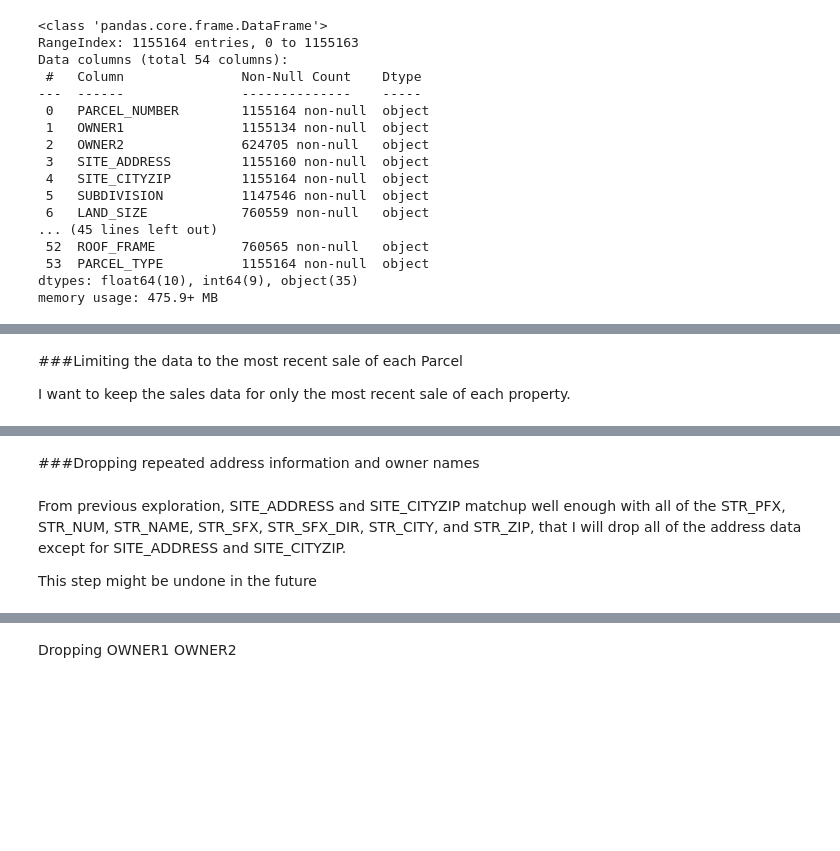
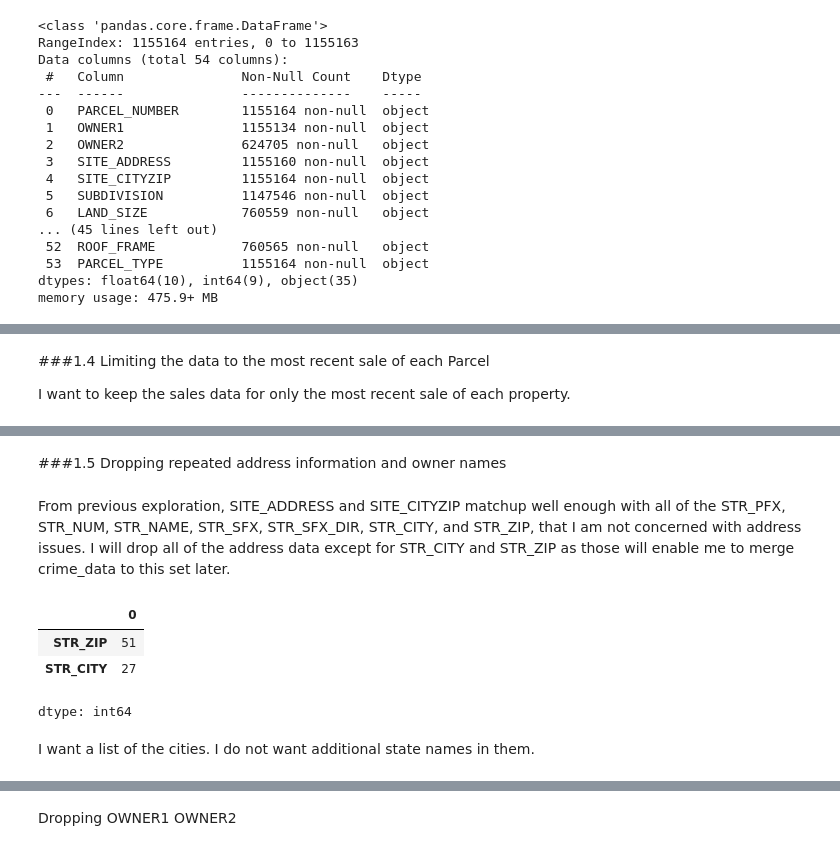
Before and after one commit to spenser-withans/CapstoneProject, a Jupyter notebook: Notebooks/Data_Wrangling.ipynb, the cells around one changed output, grey strips where cells are left out. Saved outputs shown, nothing was run; the diff lists cells and outputs as text; code cells hidden in the pictures; blank space fills up the shorter version.

```diff
--- a/Notebooks/Data_Wrangling.ipynb
+++ b/Notebooks/Data_Wrangling.ipynb
@@ -81,7 +81,7 @@ PCPAO_SalesDATA = PCPAO_SalesDATA.drop(['PROPERTY_USE','PARCEL_TYPE'],axis=1)
 # %%
 PCPAO_SalesDATA['SALES_DATE'] = pd.to_datetime(PCPAO_SalesDATA['SALES_DATE'],format='%m/%d/%Y %I:%M:%S %p')
 # %% [markdown]
-###Limiting the data to the most recent sale of each Parcel
+###1.4 Limiting the data to the most recent sale of each Parcel
 
 I want to keep the sales data for only the most recent sale of each property.
 # %%
@@ -109,9 +109,14 @@ PCPAO_SalesDATA.head().T
 | ROOF_COVER | Shingle Composition | Shingle Composition | Shingle Composition | Concrete Tile/Metal | Shingle Composition |
 | ROOF_FRAME | Gable Or Hip | Gable Or Hip | Gable Or Hip | Gable Or Hip | Gable Or Hip |
 # %% [markdown]
-###Dropping repeated address information and owner names
+###1.5 Dropping repeated address information and owner names
 # %% [markdown]
-From previous exploration, SITE_ADDRESS and SITE_CITYZIP matchup well enough with all of the STR_PFX, STR_NUM, STR_NAME, STR_SFX, STR_SFX_DIR, STR_CITY, and STR_ZIP, that I will drop all of the address data except for SITE_ADDRESS and SITE_CITYZIP.
-
-This step might be undone in the future
+From previous exploration, SITE_ADDRESS and SITE_CITYZIP matchup well enough with all of the STR_PFX, STR_NUM, STR_NAME, STR_SFX, STR_SFX_DIR, STR_CITY, and STR_ZIP, that I am not concerned with address issues. I will drop all of the address data except for STR_CITY and STR_ZIP as those will enable me to merge crime_data to this set later.
+# %%
+PCPAO_SalesDATA[['STR_ZIP','STR_CITY']].nunique()
+# %% [output]
+|  | 0 |
+| STR_ZIP | 51 |
+| STR_CITY | 27 |
+dtype: int64
 # %%
@@ -118,0 +124,2 @@ PCPAO_SalesDATA = PCPAO_SalesDATA.drop(['STR_PFX','STR_NUM','STR_NAME','STR_SFX'
+# %% [markdown]
+I want a list of the cities. I do not want additional state names in them.
```
Also changed, not shown: parts of 36 cells of this notebook.
